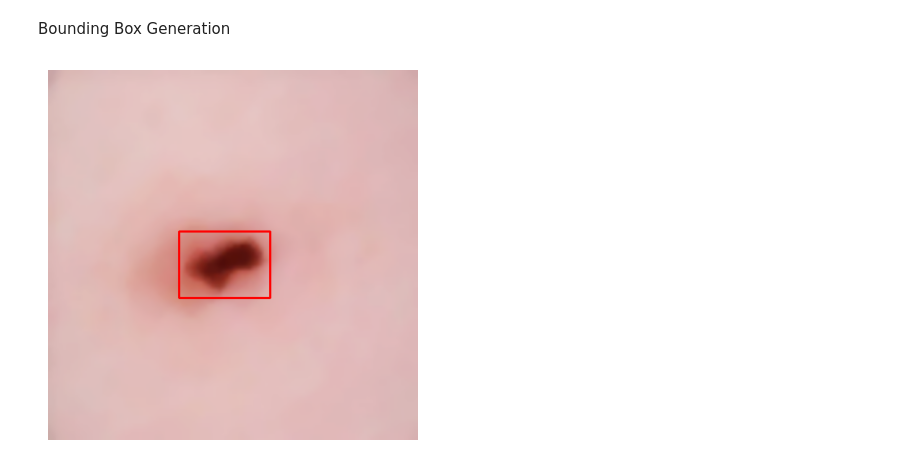
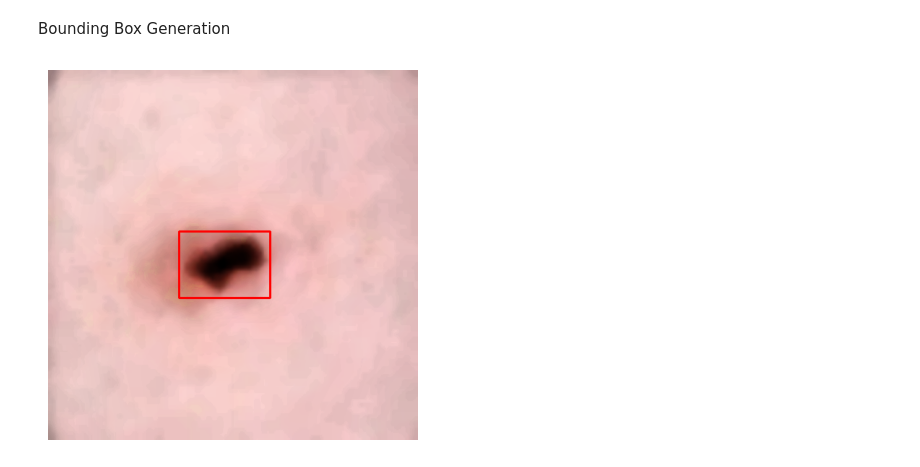
Before and after one commit to PCD-G4/PROJRCT_MELANOMA, a Jupyter notebook: melanoma_detection.ipynb, the cells around one changed output. Drawn from its saved outputs; the diff is of its cells as text; code cells hidden in the pictures.

```diff
--- a/melanoma_detection.ipynb
+++ b/melanoma_detection.ipynb
@@ -302,16 +234,16 @@ plt.show()
 # %% [markdown]
 ### Reshape image to 2d array
 # %%
-pixel_vals = equalized_color_rgb.reshape((-1,3))
+pixel_vals = image_enhancedv2.reshape((-1,3))
 pixel_vals = np.float32(pixel_vals)
 criteria = (cv2.TERM_CRITERIA_EPS + cv2.TERM_CRITERIA_MAX_ITER, 100, 0.2)
 # %% [markdown]
 ### AUTOMATIC K SELECTION
 # %%
 # OPTIMASI 1: Reduce image size for faster clustering
-original_shape = equalized_color_rgb.shape
+original_shape = image_enhancedv2.shape
 scale_factor = 0.25
-small_img = cv2.resize(equalized_color_rgb,
+small_img = cv2.resize(image_enhancedv2,
                       (int(original_shape[1] * scale_factor),
                        int(original_shape[0] * scale_factor)))
 
@@ -358,7 +290,7 @@ for i, k in enumerate(k_range):
 
     centers_vis = np.uint8(centers_full)
     segmented_data = centers_vis[labels_full.flatten()]
-    segmented_image = segmented_data.reshape((equalized_color_rgb.shape))
+    segmented_image = segmented_data.reshape((image_enhancedv2.shape))
 
     plt.subplot(3, 3, i+1)  # 3x3 grid = cukup untuk 8 nilai k
     plt.imshow(segmented_image)
@@ -412,8 +344,8 @@ retval, labels, centers = clustering_results[k]['retval'], clustering_results[k]
 
 centers = np.uint8(centers)
 segmented_data = centers[labels.flatten()]
-segmented_image = segmented_data.reshape((equalized_color_rgb.shape))
-labels_reshape = labels.reshape(equalized_color_rgb.shape[0], equalized_color_rgb.shape[1])
+segmented_image = segmented_data.reshape((image_enhancedv2.shape))
+labels_reshape = labels.reshape(image_enhancedv2.shape[0], image_enhancedv2.shape[1])
 
 plt.figure(figsize=(10, 5))
 plt.subplot(1, 2, 1)
@@ -433,7 +365,7 @@ darkest_value = 255
 
 for cluster_id in unique_labels:
     mask = labels_reshape == cluster_id
-    cluster_pixels = equalized_color_rgb[mask]
+    cluster_pixels = image_enhancedv2[mask]
     mean_brightness = np.mean(cluster_pixels)
 
     if mean_brightness < darkest_value:
@@ -442,7 +374,7 @@ for cluster_id in unique_labels:
 
 # Automatic masking code
 cluster = darkest_cluster
-masked_image = np.copy(equalized_color_rgb) # masih bingung pakai image/hasil equalized
+masked_image = np.copy(image_enhancedv2) # masih bingung pakai image/hasil equalized
 masked_image[labels_reshape == cluster] = [BLUE]
 
 plt.subplot(1, 2, 2)
@@ -458,36 +390,37 @@ print(masked_image.shape)
 # %% [markdown]
 Bounding Box Generation
 # %%
+
 # Convert the masked image to HSV
 hsv_img = cv2.cvtColor(masked_image, cv2.COLOR_RGB2HSV)
 
 # Define the color range for the cluster
 lower_blue = np.array([120, 255, 150], np.uint8)
 upper_blue = np.array([120, 255, 255], np.uint8)
 
 # Threshold the image to isolate the cluster
 frame_threshed = cv2.inRange(hsv_img, lower_blue, upper_blue)
 
 # Find contours
 imgray = frame_threshed
 ret, thresh = cv2.threshold(frame_threshed, 127, 255, 0)
 contours, hierarchy = cv2.findContours(thresh, cv2.RETR_TREE, cv2.CHAIN_APPROX_SIMPLE)
 
 # Find the largest contour
 areas = [cv2.contourArea(c) for c in contours]
 max_index = np.argmax(areas)
 cnt = contours[max_index]
 
 # Get bounding box coordinates
 x, y, w, h = cv2.boundingRect(cnt)
 
 # Add padding to the bounding box
 pad_w, pad_h, pad_x, pad_y = 4, 5, 3, 4
-cv2.rectangle(image, (x - pad_x, y - pad_y), (x + w + pad_w, y + h + pad_h), (255, 0, 0), 2)
+cv2.rectangle(image_enhancedv2, (x - pad_x, y - pad_y), (x + w + pad_w, y + h + pad_h), (255, 0, 0), 2)
 
 # Display the image with the bounding box
-plt.imshow(image)
+plt.imshow(image_enhancedv2)
 plt.axis('off')
 plt.show()
 # %% [output]
-[figure, old version]
+[figure, new version]
```
Also changed, not shown: parts of 9 cells of this notebook.
